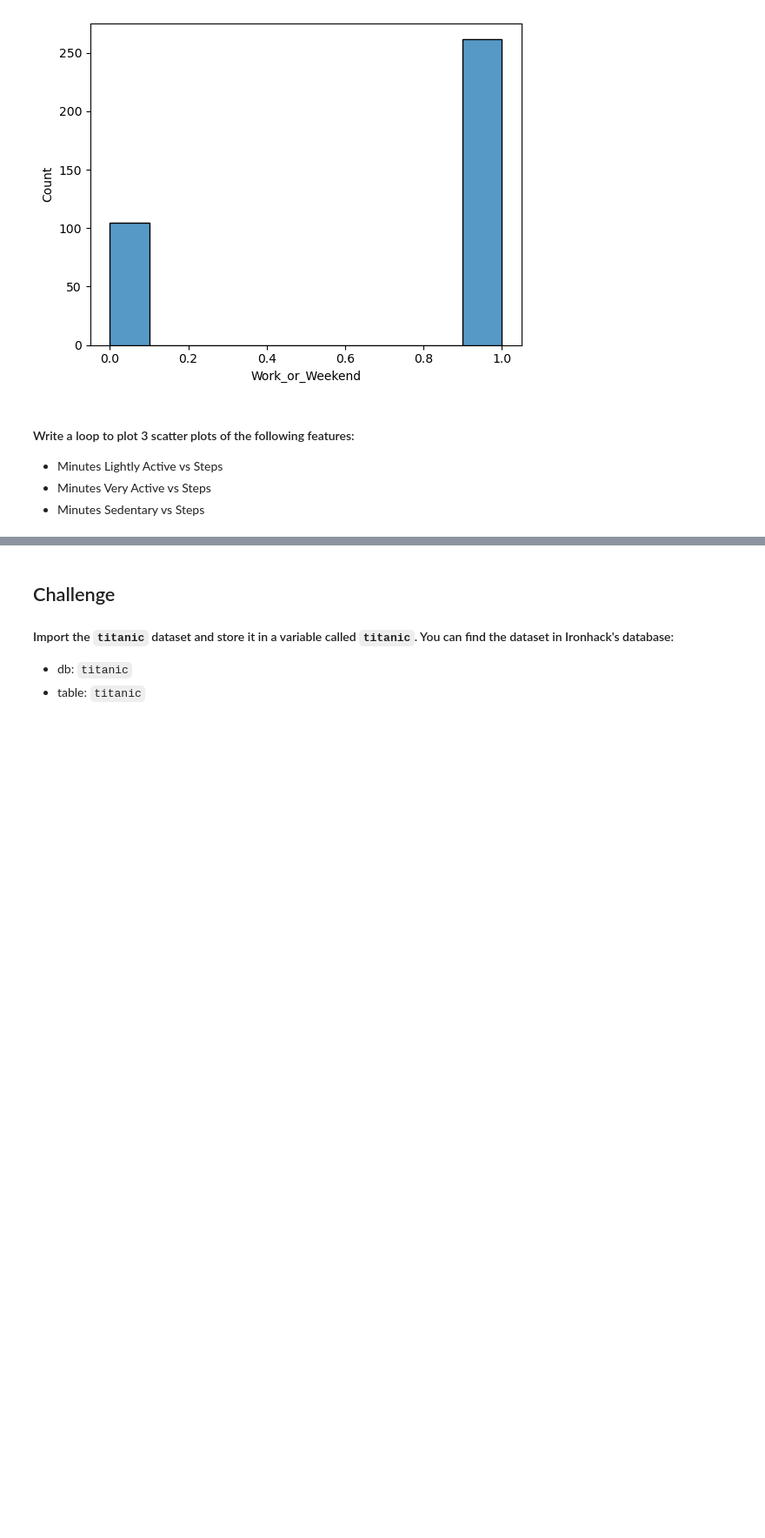
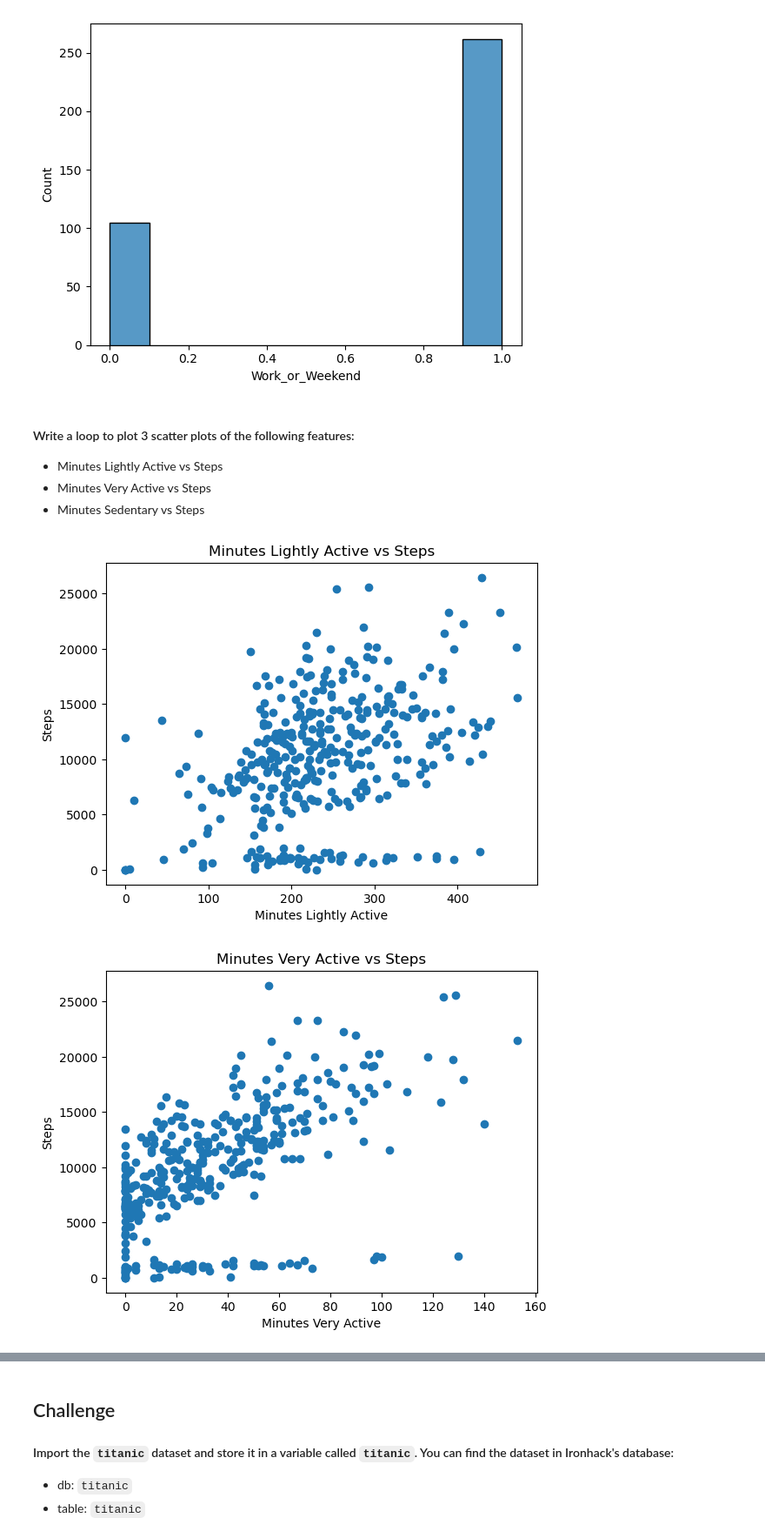
Before and after one commit to Ironhack-Data-Madrid-Octubre-2023/5.2-lab_matplotlib_seaborn, a Jupyter notebook: your-code/main.ipynb, the cells around one changed output, grey strips where cells are left out. Shown at 87% size. Saved outputs shown, nothing was run; the diff lists cells and outputs as text; code cells hidden in the pictures; blank space fills up the shorter version.

```diff
--- a/your-code/main.ipynb
+++ b/your-code/main.ipynb
@@ -63,0 +62,12 @@ sns.histplot(x=fitbit.Work_or_Weekend)
+# %%
+# your code here
+selected=['Minutes Lightly Active', 'Minutes Very Active', 'Minutes Sedentary']
+for item in selected:
+    plt.scatter(x=fitbit[item], y=fitbit['Steps'])
+    plt.title(f'{item} vs Steps')
+    plt.xlabel(item)
+    plt.ylabel('Steps')
+    plt.show()
+# %% [output]
+[figure, added]
+[figure, added]
```
Also changed, not shown: parts of 34 cells of this notebook.
